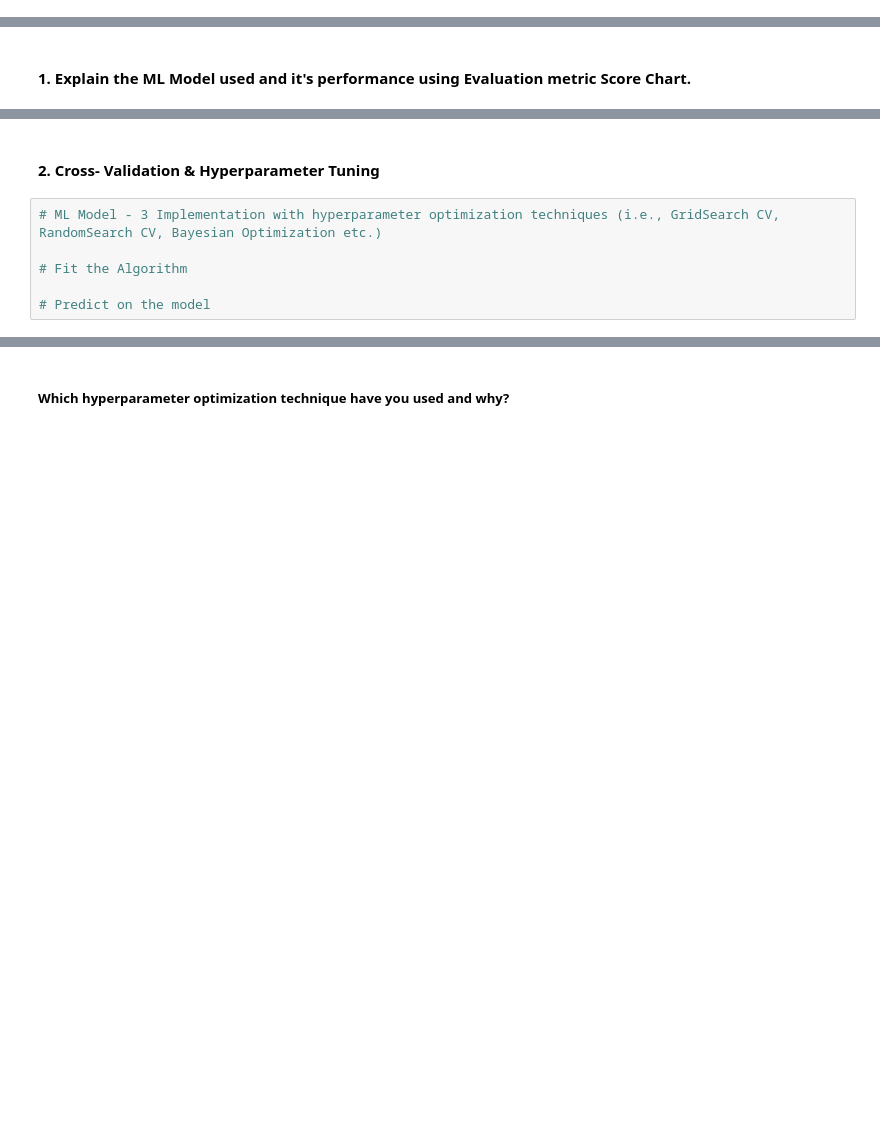
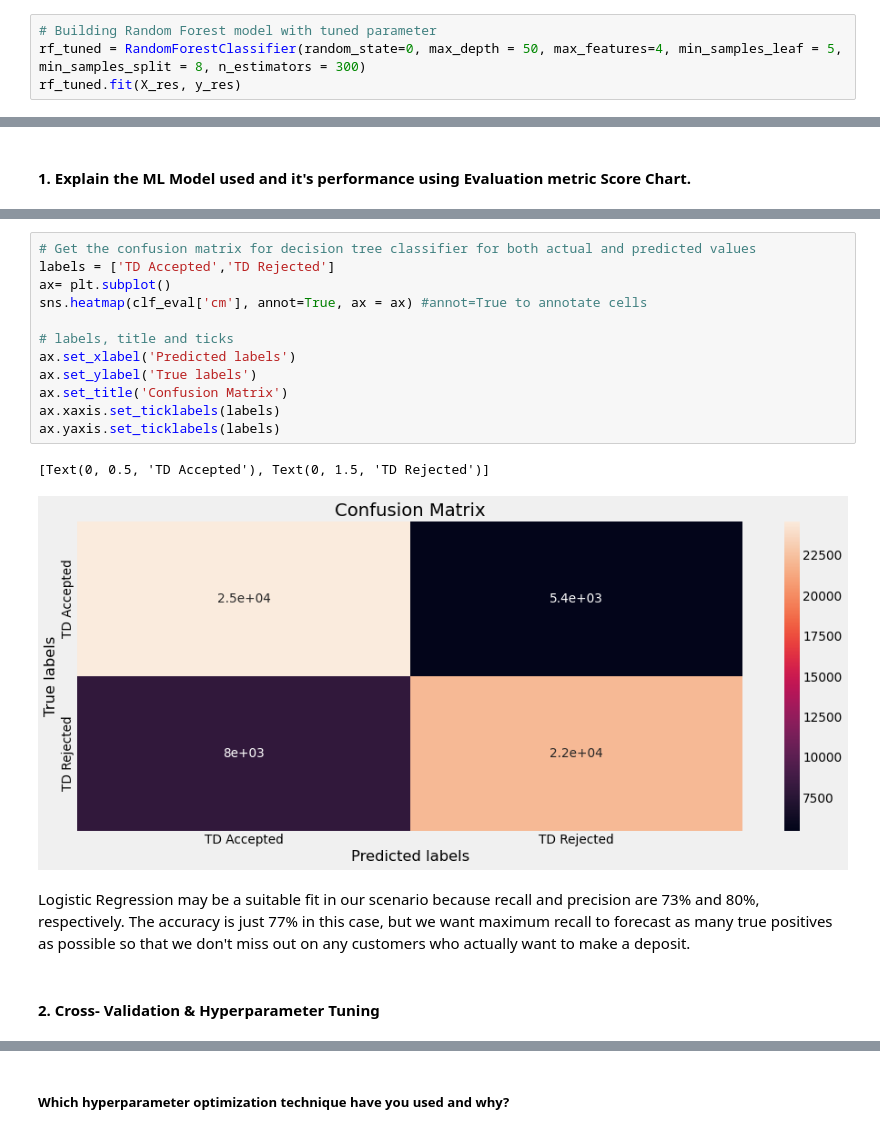
Before and after one commit to JNSDKV/BANK-MARKETING-EFFECTIVENESS-PREDICTION, a Jupyter notebook: _Bank_Marketing_Effectiveness_prediction.ipynb, the cells around one changed output, grey strips where cells are left out. Drawn from its saved outputs; the diff is of its cells as text; blank space fills up the shorter version.

```diff
--- a/_Bank_Marketing_Effectiveness_prediction.ipynb
+++ b/_Bank_Marketing_Effectiveness_prediction.ipynb
@@ -1574,0 +1608,4 @@ WARNING:matplotlib.legend:No artists with labels found to put in legend.  Note t
+# %%
+# Building Random Forest model with tuned parameter
+rf_tuned = RandomForestClassifier(random_state=0, max_depth = 50, max_features=4, min_samples_leaf = 5, min_samples_split = 8, n_estimators = 300)
+rf_tuned.fit(X_res, y_res)
@@ -1611,8 +1757,19 @@ Random forest has better performance in terms of accuracy but it does not perfor
+# %%
+# Get the confusion matrix for decision tree classifier for both actual and predicted values
+labels = ['TD Accepted','TD Rejected']
+ax= plt.subplot()
+sns.heatmap(clf_eval['cm'], annot=True, ax = ax) #annot=True to annotate cells
+
+# labels, title and ticks
+ax.set_xlabel('Predicted labels')
+ax.set_ylabel('True labels')
+ax.set_title('Confusion Matrix')
+ax.xaxis.set_ticklabels(labels)
+ax.yaxis.set_ticklabels(labels)
+# %% [output]
+[Text(0, 0.5, 'TD Accepted'), Text(0, 1.5, 'TD Rejected')]
+[figure, added]
+# %% [markdown]
+Logistic Regression may be a suitable fit in our scenario because recall and precision are 73% and 80%, respectively. The accuracy is just 77% in this case, but we want maximum recall to forecast as many true positives as possible so that we don't miss out on any customers who actually want to make a deposit.
 # %% [markdown]
 #### 2. Cross- Validation & Hyperparameter Tuning
-# %%
-# ML Model - 3 Implementation with hyperparameter optimization techniques (i.e., GridSearch CV, RandomSearch CV, Bayesian Optimization etc.)
-
-# Fit the Algorithm
-
-# Predict on the model
```
Also changed, not shown: parts of 55 cells of this notebook.
